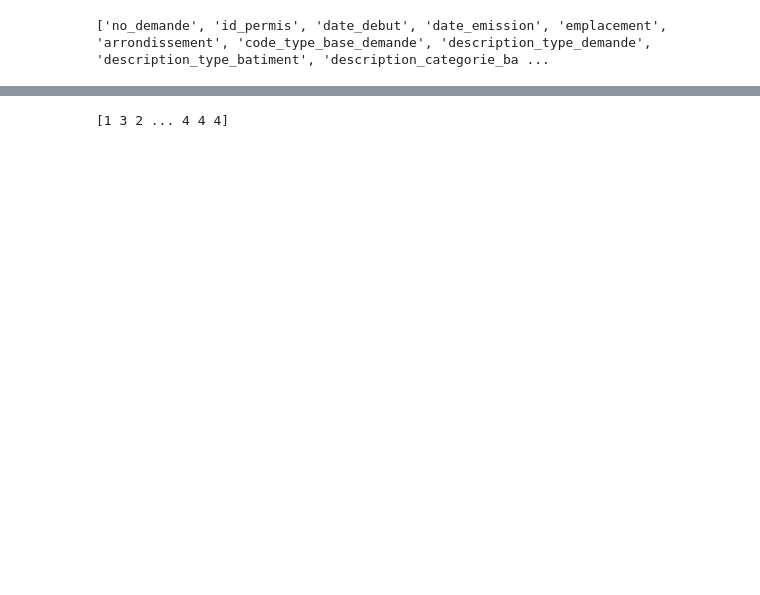
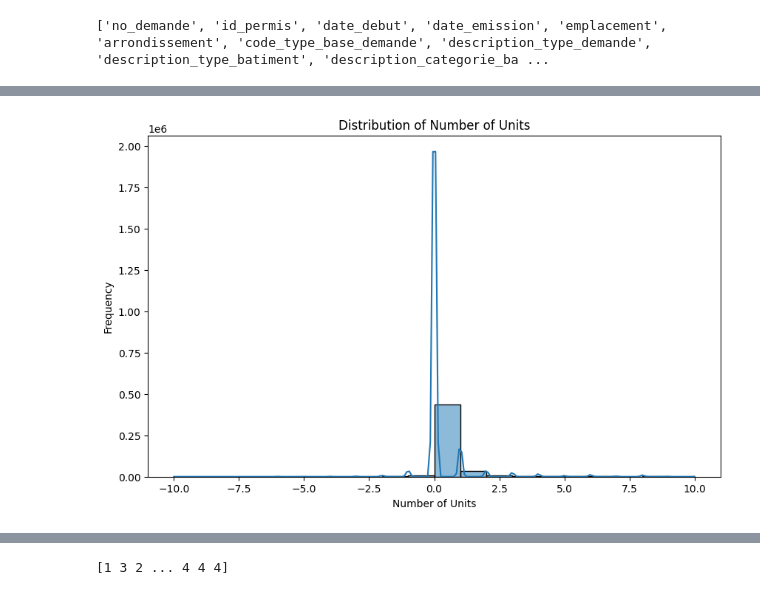
Before and after one commit to bhargobdeka/Real-estate-ML, a Jupyter notebook: notebooks/construction-EDA.ipynb, the cells around one changed output, grey strips where cells are left out. Saved outputs shown, nothing was run; the diff lists cells and outputs as text; code cells hidden in the pictures; blank space fills up the shorter version.

```diff
--- a/notebooks/construction-EDA.ipynb
+++ b/notebooks/construction-EDA.ipynb
@@ -7,3 +14,0 @@ import os
-# %%
-# Read the data
-df = pd.read_csv('../data/permis-construction.csv')
@@ -49,3 +119,16 @@ data_df.head(5)
+# %%
+# remove outliers in the number of units column
+data_df = data_df[(data_df['number_of_units'] >= -10) & (data_df['number_of_units'] <= 10)].reset_index(drop=True)
+
+# distribution of number of units
+plt.figure(figsize=(10, 6))
+sns.histplot(data_df['number_of_units'], kde=True)
+plt.title('Distribution of Number of Units')
+plt.xlabel('Number of Units')
+plt.ylabel('Frequency')
+plt.show()
+# %% [output]
+[figure, added]
 # %%
 approval_time_df = data_df
 approval_time_df.drop(['start_date', 'issue_date','loc_x', 'loc_y'], axis=1, inplace=True)
```
Also changed, not shown: parts of 36 cells of this notebook, 6 other files.
